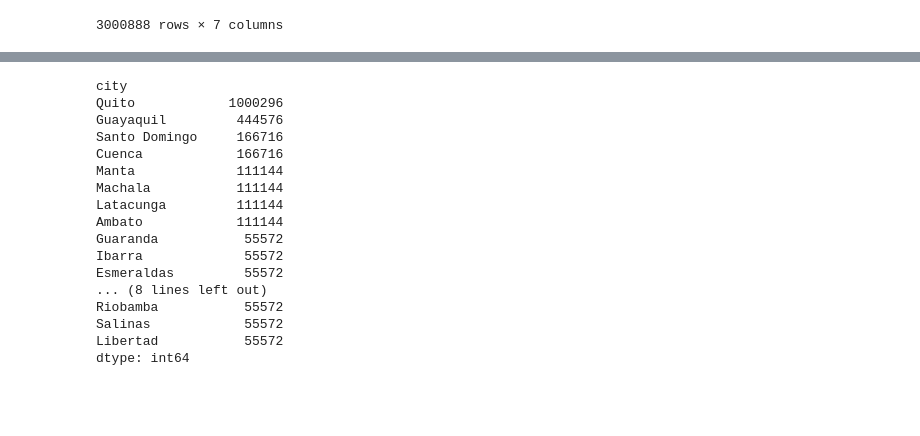
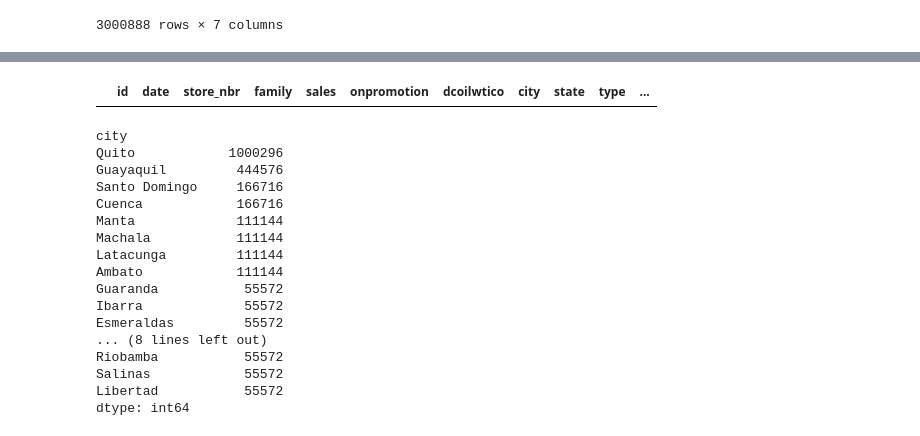
Before and after one commit to JuhanPauklin/IDS2023_StoreSales, a Jupyter notebook: Project_StoreSales.ipynb, the cells around one changed output, grey strips where cells are left out. Saved outputs shown, nothing was run; the diff lists cells and outputs as text; code cells hidden in the pictures; blank space fills up the shorter version.

```diff
--- a/Project_StoreSales.ipynb
+++ b/Project_StoreSales.ipynb
@@ -100,3 +110,7 @@ merged_train
+# %%
+merged_train[merged_train.isna().any(axis=1)]
+# %% [output]
+|  | id | date | store_nbr | family | sales | onpromotion | dcoilwtico | city | state | type | ... |
 # %%
 merged_train.value_counts('city')
 # %% [output]
```
Also changed, not shown: parts of 15 cells of this notebook, 3 other files.
